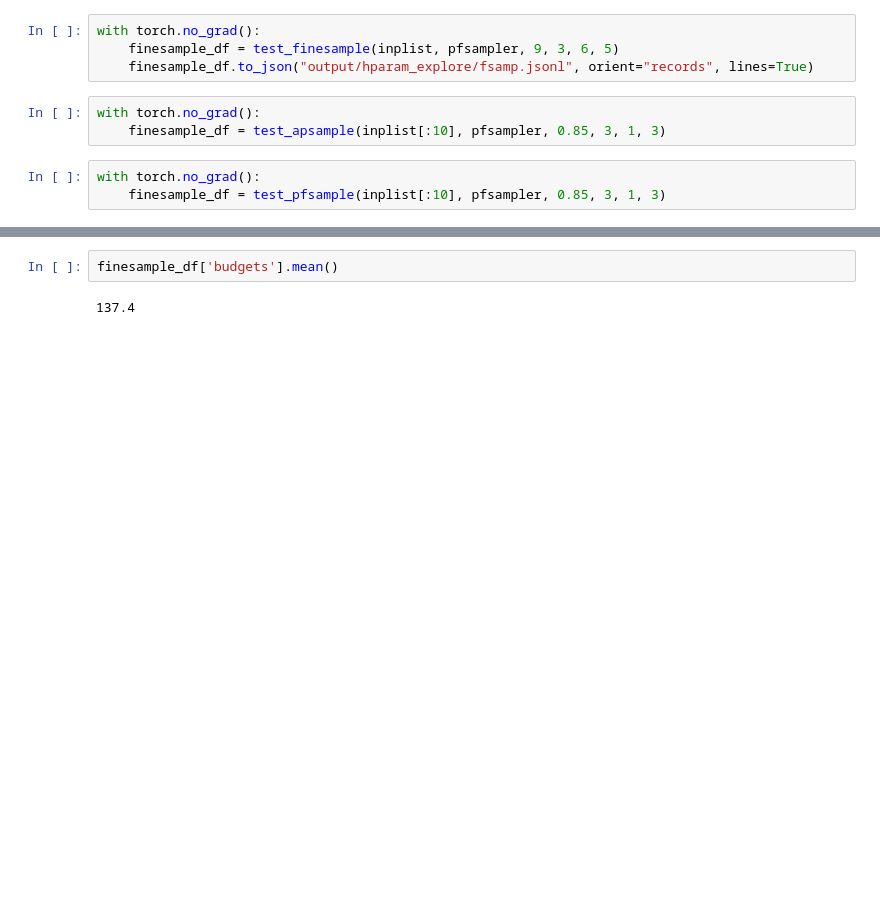
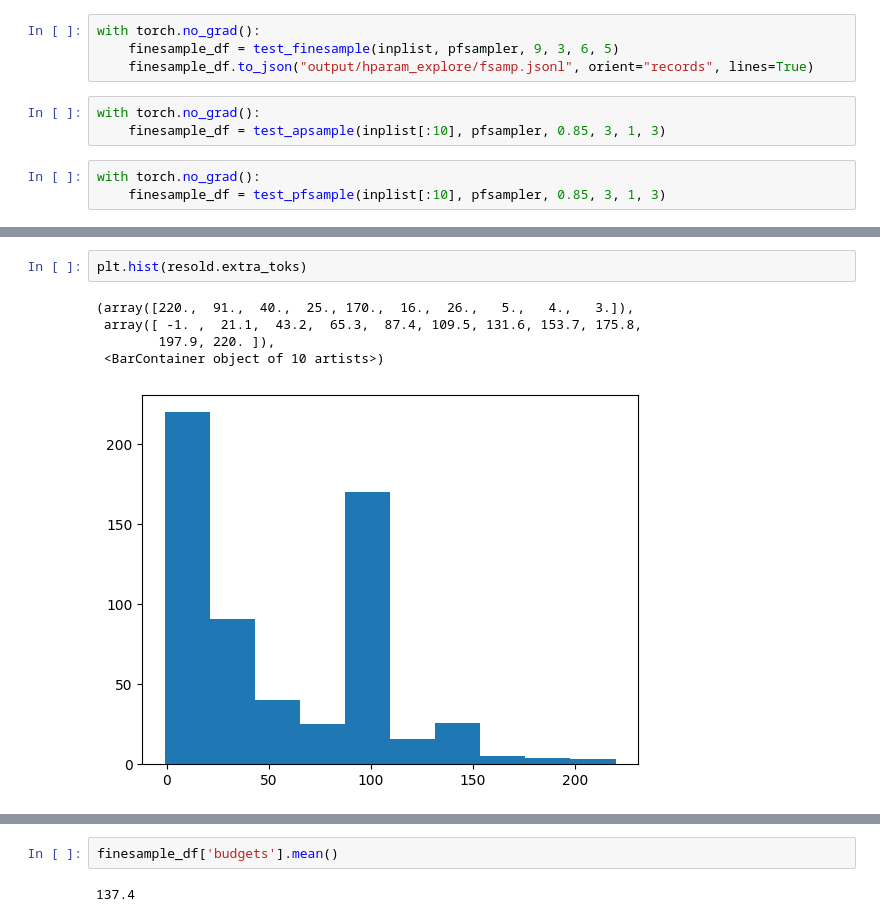
Before and after one commit to PrasannS/tfr-decoding, a Jupyter notebook: explore_pfsamp.ipynb, the cells around one changed output, grey strips where cells are left out. Cells and saved outputs as stored; diff of their text form; blank space fills up the shorter version.

```diff
--- a/explore_pfsamp.ipynb
+++ b/explore_pfsamp.ipynb
@@ -58,0 +144,8 @@ with torch.no_grad():
+# %%
+plt.hist(resold.extra_toks)
+# %% [output]
+(array([220.,  91.,  40.,  25., 170.,  16.,  26.,   5.,   4.,   3.]),
+ array([ -1. ,  21.1,  43.2,  65.3,  87.4, 109.5, 131.6, 153.7, 175.8,
+        197.9, 220. ]),
+ <BarContainer object of 10 artists>)
+[figure, added]
```
Also changed, not shown: parts of 15 cells of this notebook, 7 other files.
